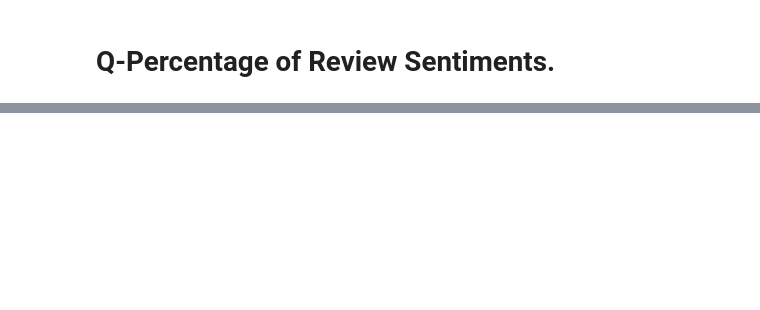
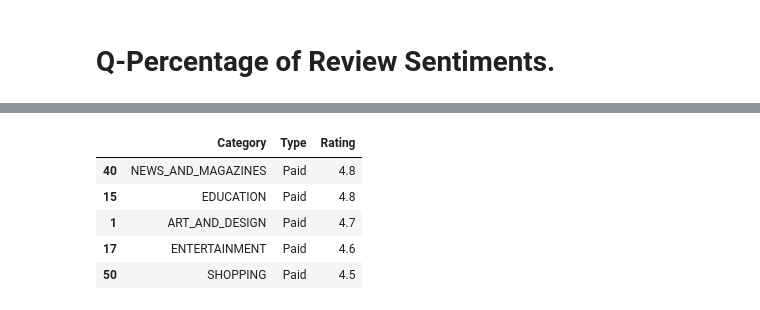
Before and after one commit to MaazAnsari-OO7/Play-Store-App-Review-Analysis, a Jupyter notebook: Play_Store_App_Review_Analysis_Maaz_Ansari_Capstone_Project.ipynb, the cells around one changed output, grey strips where cells are left out. Saved outputs shown, nothing was run; the diff lists cells and outputs as text; code cells hidden in the pictures; blank space fills up the shorter version.

```diff
--- a/Play_Store_App_Review_Analysis_Maaz_Ansari_Capstone_Project.ipynb
+++ b/Play_Store_App_Review_Analysis_Maaz_Ansari_Capstone_Project.ipynb
@@ -417,0 +452,10 @@ fig.show()
+# %%
+# Top Rated category in paid type.
+avg_df[avg_df['Type']=='Paid'].sort_values(by='Rating',ascending=False).head()
+# %% [output]
+|  | Category | Type | Rating |
+| 40 | NEWS_AND_MAGAZINES | Paid | 4.8 |
+| 15 | EDUCATION | Paid | 4.8 |
+| 1 | ART_AND_DESIGN | Paid | 4.7 |
+| 17 | ENTERTAINMENT | Paid | 4.6 |
+| 50 | SHOPPING | Paid | 4.5 |
```
Also changed, not shown: parts of 24 cells of this notebook.
